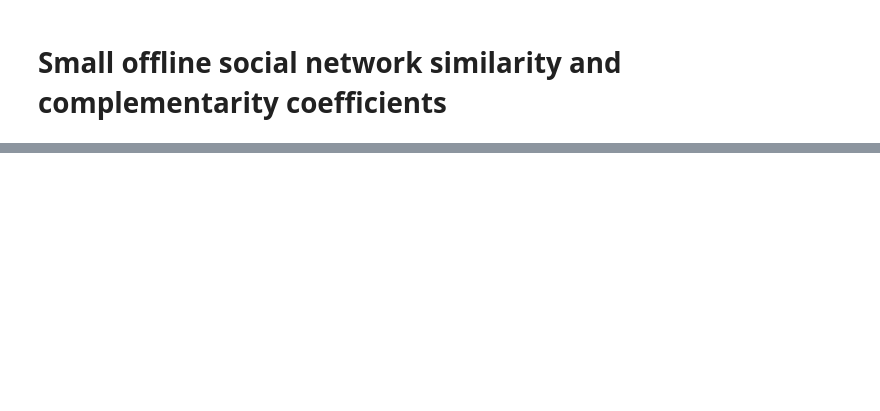
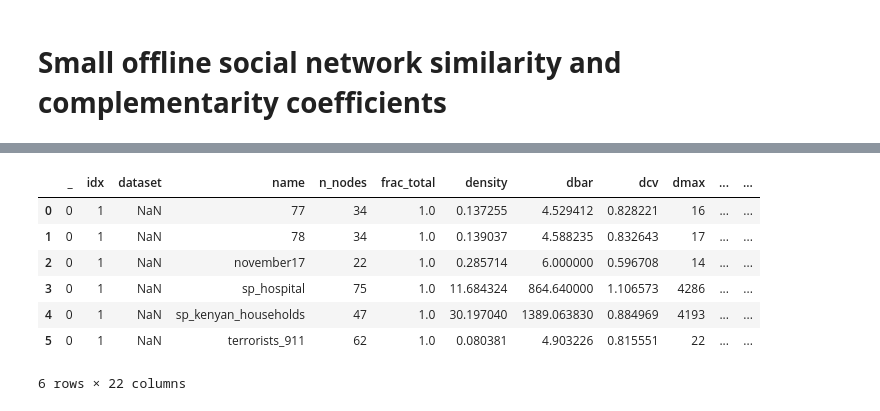
Before and after one commit to alenfrey/uzh-network-science-project, a Jupyter notebook: code/social_networks_small_offline.ipynb, the cells around one changed output, grey strips where cells are left out. Drawn from its saved outputs; the diff is of its cells as text; code cells hidden in the pictures; blank space fills up the shorter version.

```diff
--- a/code/social_networks_small_offline.ipynb
+++ b/code/social_networks_small_offline.ipynb
@@ -120,0 +133,11 @@ to a lower extent by complementarity.
+# %%
+karate_77_data_sim
+# %% [output]
+|  | _ | idx | dataset | name | n_nodes | frac_total | density | dbar | dcv | dmax | ... | ... |
+| 0 | 0 | 1 | NaN | 77 | 34 | 1.0 | 0.137255 | 4.529412 | 0.828221 | 16 | ... | ... |
+| 1 | 0 | 1 | NaN | 78 | 34 | 1.0 | 0.139037 | 4.588235 | 0.832643 | 17 | ... | ... |
+| 2 | 0 | 1 | NaN | november17 | 22 | 1.0 | 0.285714 | 6.000000 | 0.596708 | 14 | ... | ... |
+| 3 | 0 | 1 | NaN | sp_hospital | 75 | 1.0 | 11.684324 | 864.640000 | 1.106573 | 4286 | ... | ... |
+| 4 | 0 | 1 | NaN | sp_kenyan_households | 47 | 1.0 | 30.197040 | 1389.063830 | 0.884969 | 4193 | ... | ... |
+| 5 | 0 | 1 | NaN | terrorists_911 | 62 | 1.0 | 0.080381 | 4.903226 | 0.815551 | 22 | ... | ... |
+6 rows × 22 columns
```
Also changed, not shown: parts of 7 cells of this notebook.
